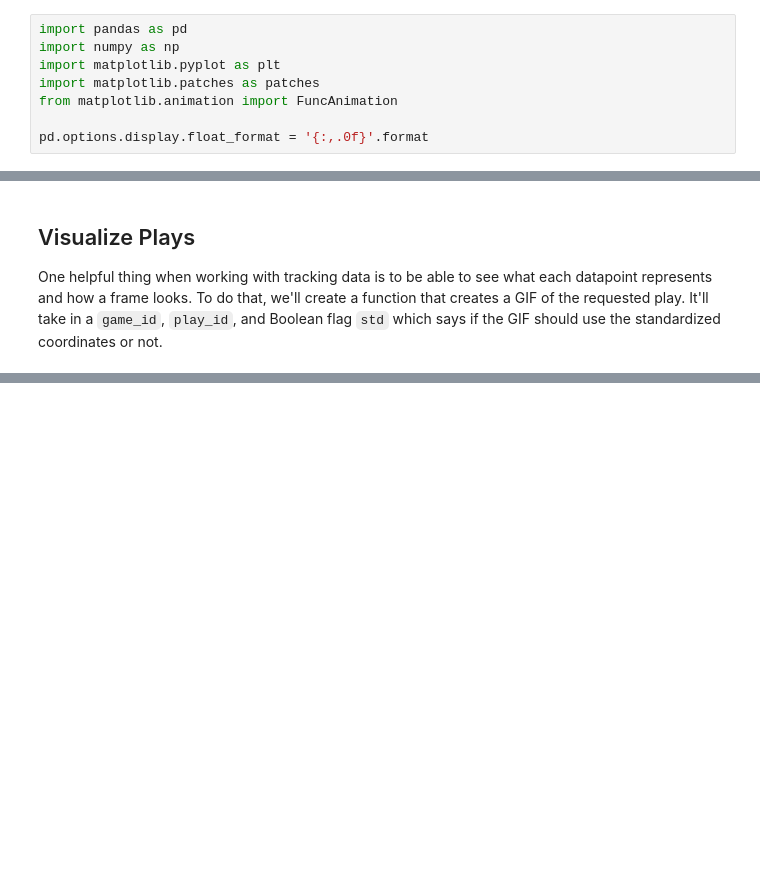
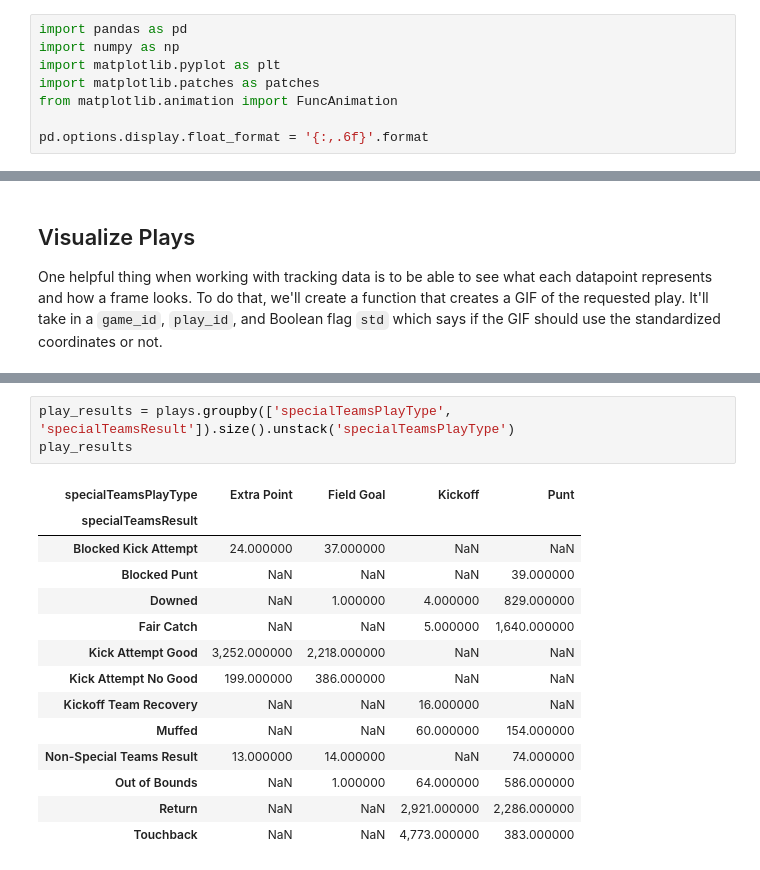
Before and after one commit to icowen/big-data-bowl-2022, a Jupyter notebook: eda.ipynb, the cells around one changed output, grey strips where cells are left out. Cells and saved outputs as stored; diff of their text form; blank space fills up the shorter version.

```diff
--- a/eda.ipynb
+++ b/eda.ipynb
@@ -23,5 +28,5 @@ import matplotlib.pyplot as plt
 import matplotlib.patches as patches
 from matplotlib.animation import FuncAnimation
 
-pd.options.display.float_format = '{:,.0f}'.format
+pd.options.display.float_format = '{:,.6f}'.format
 # %% [markdown]
@@ -211,0 +318,18 @@ animate_play(2018090600, 658)
+# %%
+play_results = plays.groupby(['specialTeamsPlayType', 'specialTeamsResult']).size().unstack('specialTeamsPlayType')
+play_results
+# %% [output]
+| specialTeamsPlayType | Extra Point | Field Goal | Kickoff | Punt |
+| specialTeamsResult |  |  |  |  |
+| Blocked Kick Attempt | 24.000000 | 37.000000 | NaN | NaN |
+| Blocked Punt | NaN | NaN | NaN | 39.000000 |
+| Downed | NaN | 1.000000 | 4.000000 | 829.000000 |
+| Fair Catch | NaN | NaN | 5.000000 | 1,640.000000 |
+| Kick Attempt Good | 3,252.000000 | 2,218.000000 | NaN | NaN |
+| Kick Attempt No Good | 199.000000 | 386.000000 | NaN | NaN |
+| Kickoff Team Recovery | NaN | NaN | 16.000000 | NaN |
+| Muffed | NaN | NaN | 60.000000 | 154.000000 |
+| Non-Special Teams Result | 13.000000 | 14.000000 | NaN | 74.000000 |
+| Out of Bounds | NaN | 1.000000 | 64.000000 | 586.000000 |
+| Return | NaN | NaN | 2,921.000000 | 2,286.000000 |
+| Touchback | NaN | NaN | 4,773.000000 | 383.000000 |
```
Also changed, not shown: parts of 18 cells of this notebook, 1 other file.
